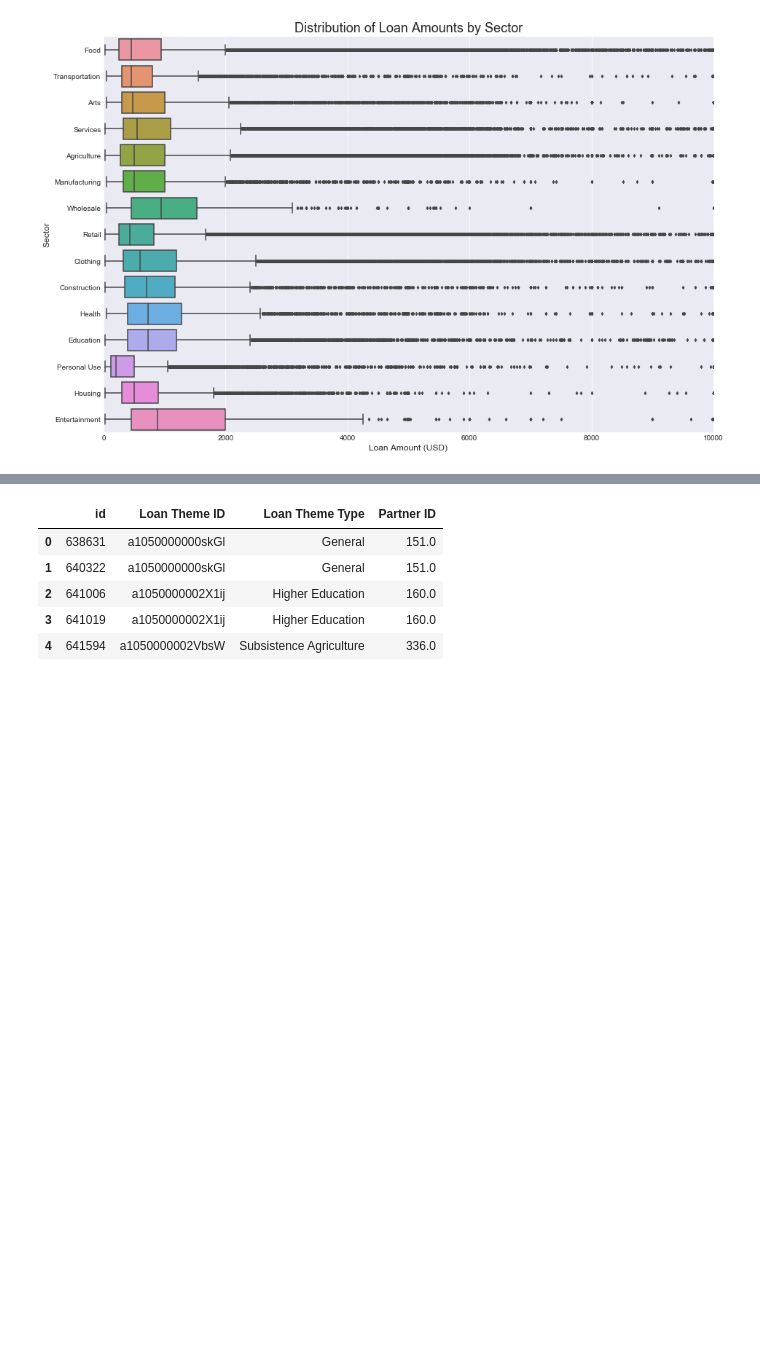
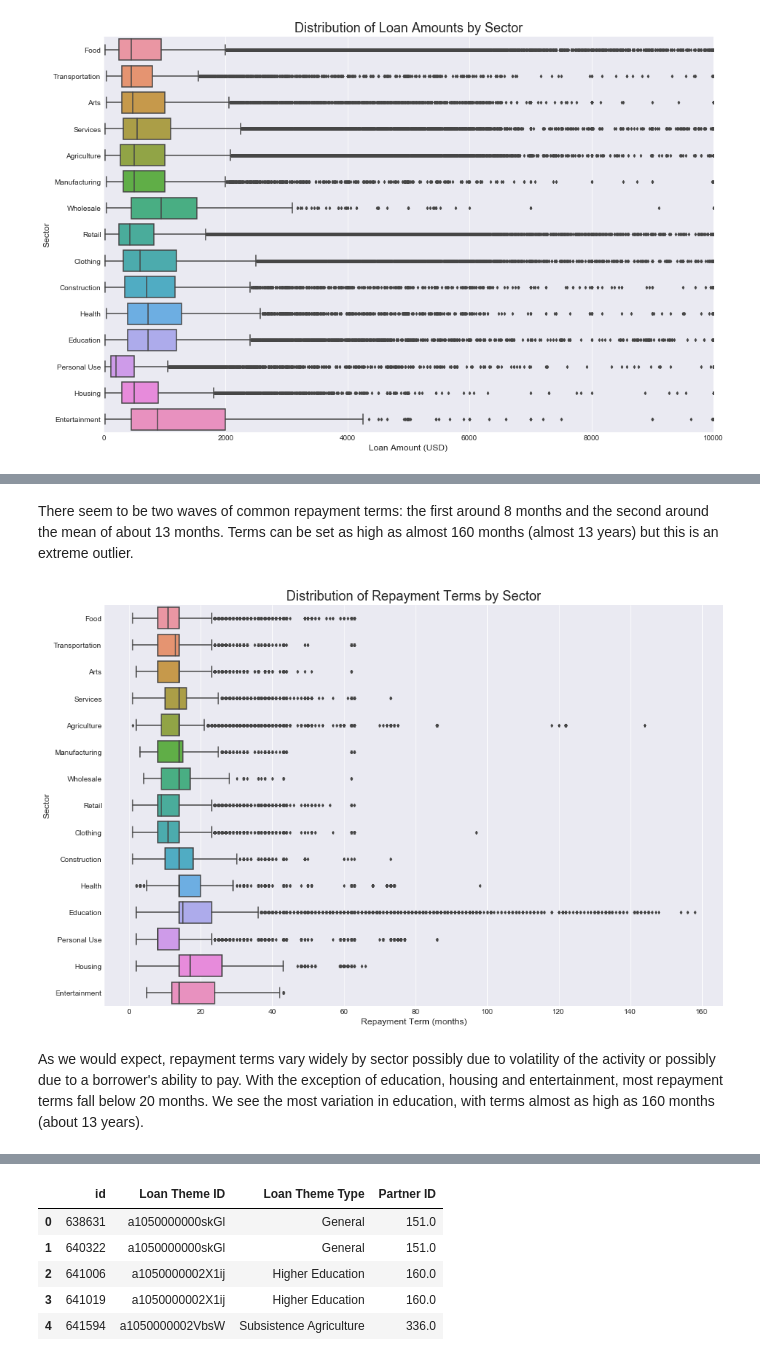
Before and after one commit to smakhijani/kaggle-kiva-crowdfunding, a Jupyter notebook: Preliminary Exploratory Data Analysis.ipynb, the cells around one changed output, grey strips where cells are left out. Saved outputs shown, nothing was run; the diff lists cells and outputs as text; code cells hidden in the pictures; blank space fills up the shorter version.

```diff
--- a/Preliminary Exploratory Data Analysis.ipynb
+++ b/Preliminary Exploratory Data Analysis.ipynb
@@ -408,3 +458,16 @@ Loan amounts do slightly differ by sector. According to the boxplots above, the
+# %% [markdown]
+There seem to be two waves of common repayment terms: the first around 8 months and the second around the mean of about 13 months. Terms can be set as high as almost 160 months (almost 13 years) but this is an extreme outlier.
+# %%
+#Do repayment terms differ by sector?
+plt.figure(figsize = (15, 10))
+sns.boxplot(x = 'term_in_months', y = 'sector', data = kiva_loans, fliersize = 3);
+plt.xlabel("Repayment Term (months)", fontsize = 12)
+plt.ylabel("Sector", fontsize = 12)
+plt.title("Distribution of Repayment Terms by Sector", fontsize = 18);
+# %% [output]
+[figure, added]
+# %% [markdown]
+As we would expect, repayment terms vary widely by sector possibly due to volatility of the activity or possibly due to a borrower's ability to pay. With the exception of education, housing and entertainment, most repayment terms fall below 20 months. We see the most variation in education, with terms almost as high as 160 months (about 13 years).
 # %%
 #Aggregate payment type
 #Calculate post time
```
Also changed, not shown: parts of 5 cells of this notebook.
